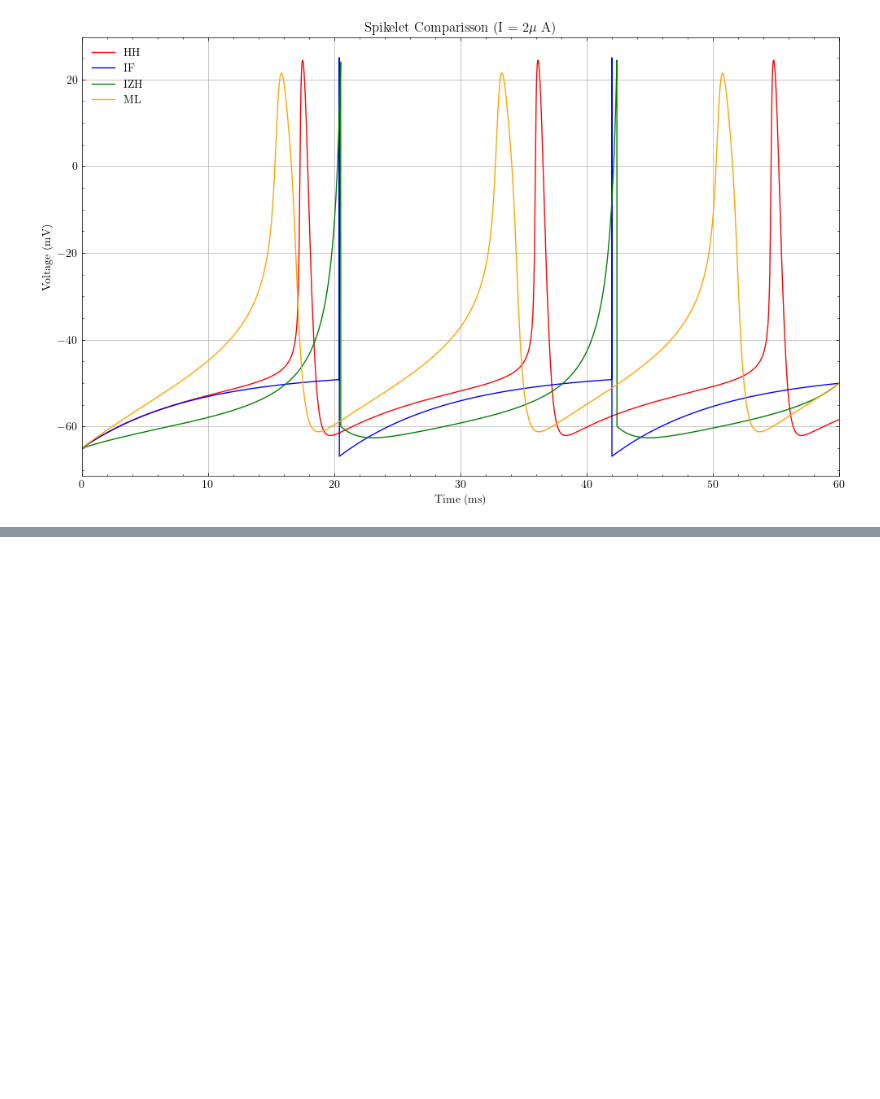
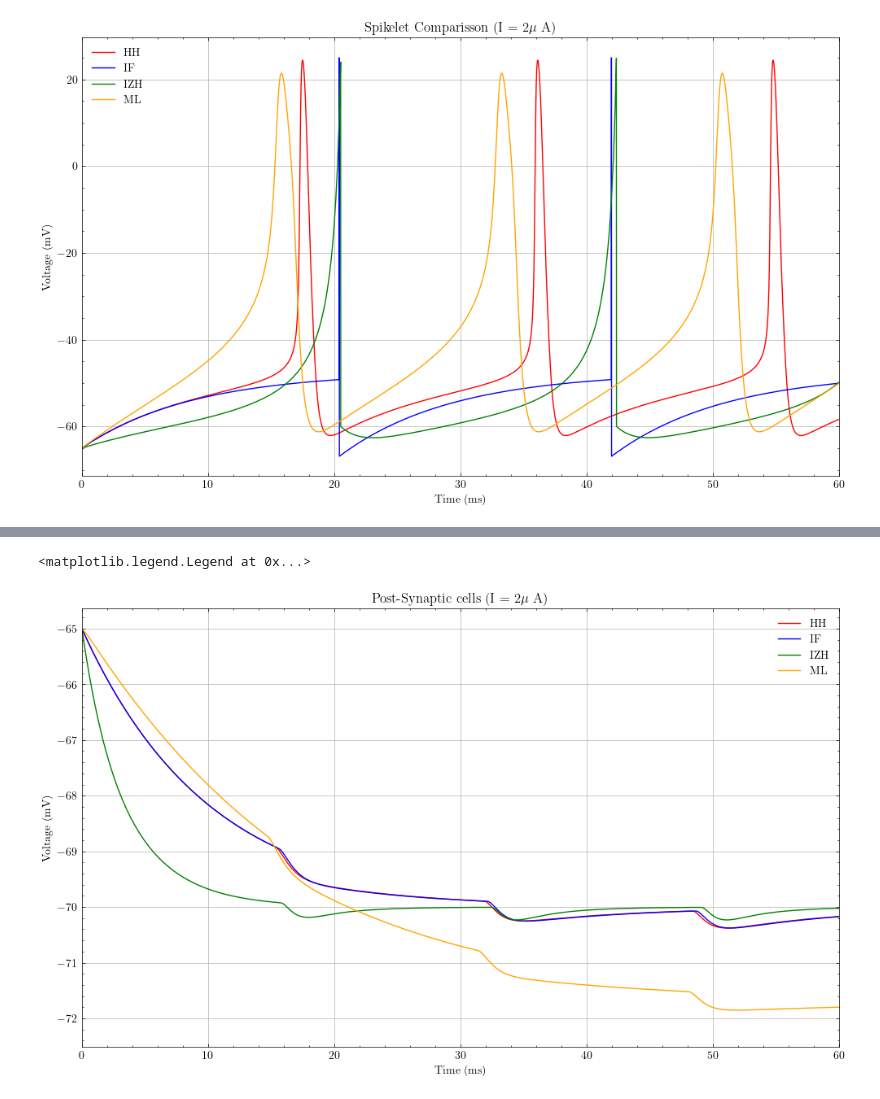
Before and after one commit to Sir-Bip-Bop/Gap-Junction-Coupling-Studies, a Jupyter notebook: NeuronPairs/spikelet.ipynb, the cells around one changed output, grey strips where cells are left out. Saved outputs shown, nothing was run; the diff lists cells and outputs as text; code cells hidden in the pictures; blank space fills up the shorter version.

```diff
--- a/NeuronPairs/spikelet.ipynb
+++ b/NeuronPairs/spikelet.ipynb
@@ -272,0 +303,14 @@ plt.legend()
+# %%
+time = np.linspace(0,t_final,int(t_final/dt),)
+plt.plot(time,dataHH_adjust[:,1], color = 'red', label = 'HH')
+plt.plot(time,dataIF_adjust[:,1], color = 'blue', label = 'IF')
+plt.plot(time,dataIZH_adjust[:,1], color = 'green', label = 'IZH')
+plt.plot(time,dataML_adjust[:,1], color = 'orange', label = 'ML')
+plt.title(r'Post-Synaptic cells (I = 2$\mu$ A)')
+plt.xlabel('Time (ms)')
+plt.ylabel('Voltage (mV)')
+plt.xlim(0,60)
+plt.legend()
+# %% [output]
+<matplotlib.legend.Legend at 0x...>
+[figure, added]
```
Also changed, not shown: parts of 18 cells of this notebook, 4 other files.
